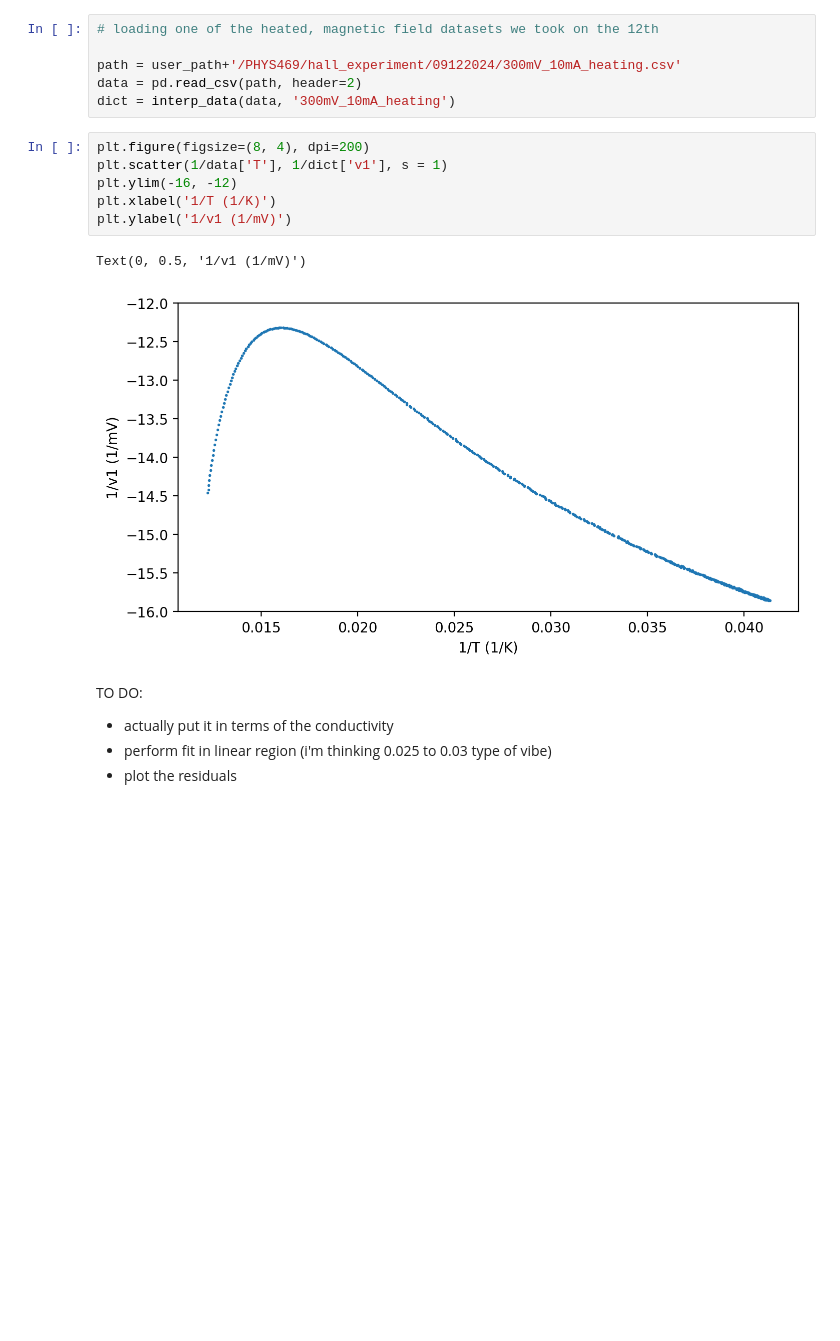
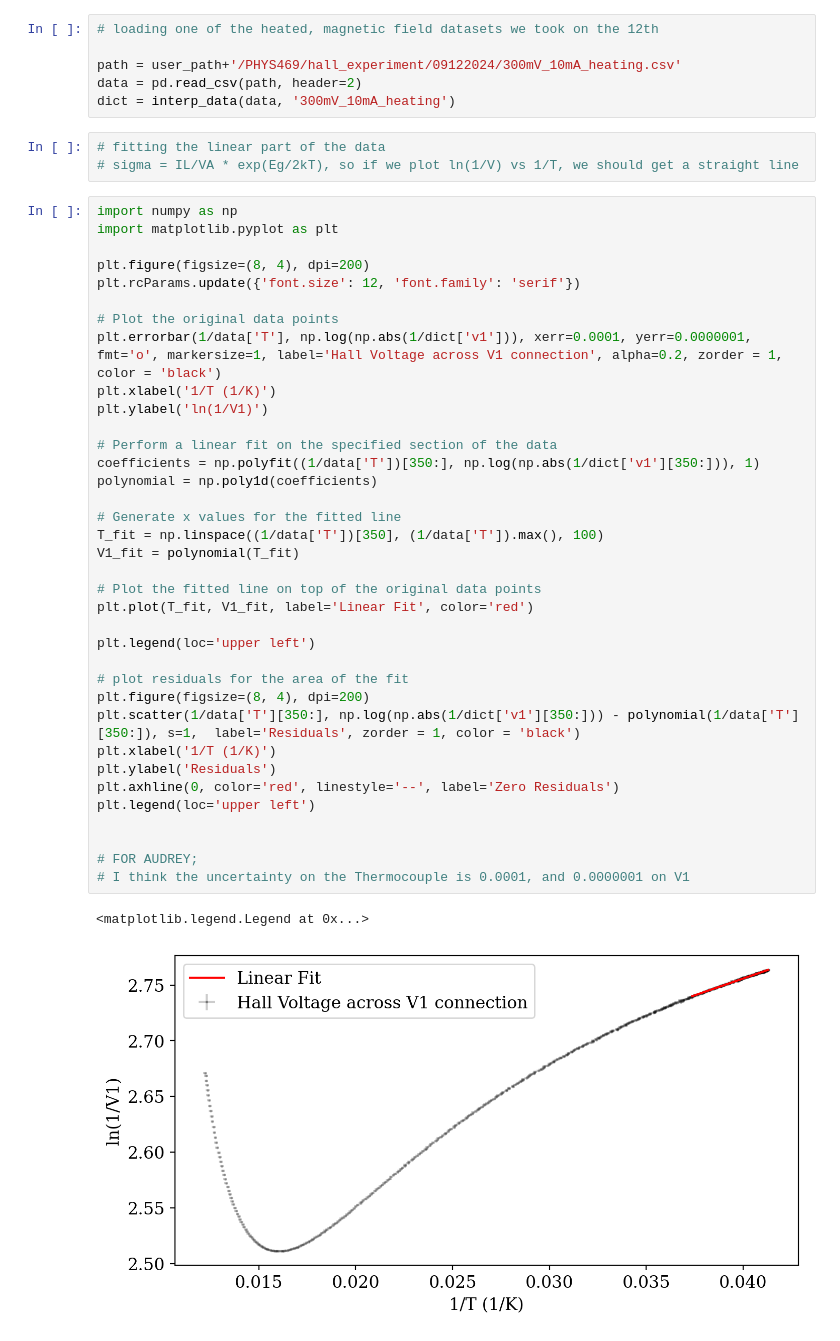
Before and after one commit to orpereira/PHYS469, a Jupyter notebook: hall_experiment/Hall_effect_analysis.ipynb, the cells around one changed output. Cells and saved outputs as stored; diff of their text form; blank space fills up the shorter version.

```diff
--- a/hall_experiment/Hall_effect_analysis.ipynb
+++ b/hall_experiment/Hall_effect_analysis.ipynb
@@ -73,17 +76,45 @@ def interp_data(dataset, new_path=''):
 path = user_path+'/PHYS469/hall_experiment/09122024/300mV_10mA_heating.csv'
 data = pd.read_csv(path, header=2)
 dict = interp_data(data, '300mV_10mA_heating')
-# %%
-plt.figure(figsize=(8, 4), dpi=200)
-plt.scatter(1/data['T'], 1/dict['v1'], s = 1)
-plt.ylim(-16, -12)
-plt.xlabel('1/T (1/K)')
-plt.ylabel('1/v1 (1/mV)')
-# %% [output]
-Text(0, 0.5, '1/v1 (1/mV)')
-[figure, removed]
-# %% [markdown]
-TO DO:
-- actually put it in terms of the conductivity
-- perform fit in linear region (i'm thinking 0.025 to 0.03 type of vibe)
-- plot the residuals
+# %%
+# fitting the linear part of the data
+# sigma = IL/VA * exp(Eg/2kT), so if we plot ln(1/V) vs 1/T, we should get a straight line
+# %%
+import numpy as np
+import matplotlib.pyplot as plt
+
+plt.figure(figsize=(8, 4), dpi=200)
+plt.rcParams.update({'font.size': 12, 'font.family': 'serif'})
+
+# Plot the original data points
+plt.errorbar(1/data['T'], np.log(np.abs(1/dict['v1'])), xerr=0.0001, yerr=0.0000001, fmt='o', markersize=1, label='Hall Voltage across V1 connection', alpha=0.2, zorder = 1, color = 'black')
+plt.xlabel('1/T (1/K)')
+plt.ylabel('ln(1/V1)')
+
+# Perform a linear fit on the specified section of the data
+coefficients = np.polyfit((1/data['T'])[350:], np.log(np.abs(1/dict['v1'][350:])), 1)
+polynomial = np.poly1d(coefficients)
+
+# Generate x values for the fitted line
+T_fit = np.linspace((1/data['T'])[350], (1/data['T']).max(), 100)
+V1_fit = polynomial(T_fit)
+
+# Plot the fitted line on top of the original data points
+plt.plot(T_fit, V1_fit, label='Linear Fit', color='red')
+
+plt.legend(loc='upper left')
+
+# plot residuals for the area of the fit
+plt.figure(figsize=(8, 4), dpi=200)
+plt.scatter(1/data['T'][350:], np.log(np.abs(1/dict['v1'][350:])) - polynomial(1/data['T'][350:]), s=1,  label='Residuals', zorder = 1, color = 'black')
+plt.xlabel('1/T (1/K)')
+plt.ylabel('Residuals')
+plt.axhline(0, color='red', linestyle='--', label='Zero Residuals')
+plt.legend(loc='upper left')
+
+
+# FOR AUDREY;
+# I think the uncertainty on the Thermocouple is 0.0001, and 0.0000001 on V1
+# %% [output]
+<matplotlib.legend.Legend at 0x...>
+[figure, added]
```
Also changed, not shown: parts of 8 cells of this notebook, 2 other files.
